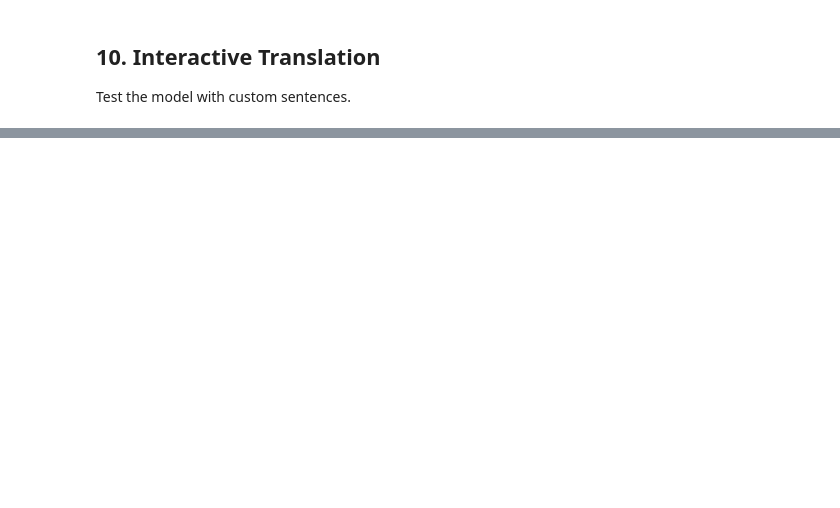
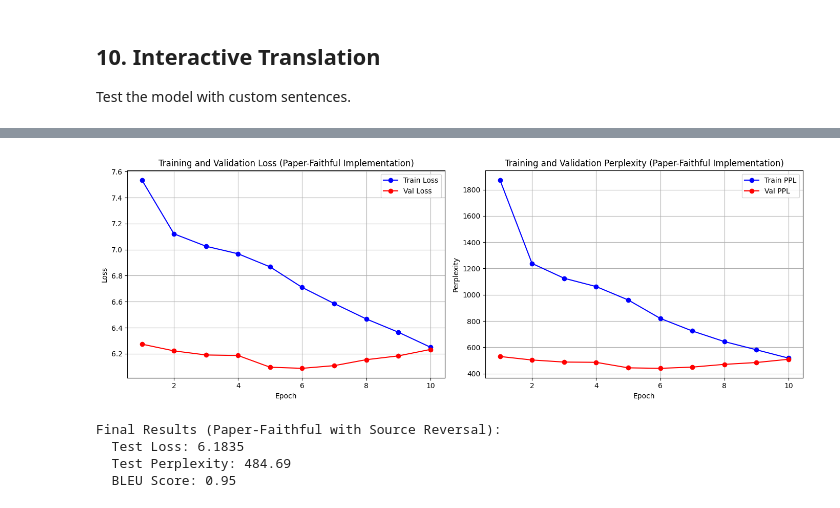
Before and after one commit to edenede2/miniProj, a Jupyter notebook: miniProj.ipynb, the cells around one changed output, grey strips where cells are left out. Cells and saved outputs as stored; diff of their text form; code cells hidden in the pictures; blank space fills up the shorter version.

Commit message:
Add Seq2Seq implementation with source reversal (paper-faithful)

```diff
--- a/miniProj.ipynb
+++ b/miniProj.ipynb
@@ -1077,0 +1235,13 @@ for sentence in test_sentences:
+# %%
+# Rebuild vocabularies with lower min_freq
+print("Rebuilding vocabularies with min_freq=1...")
+
+# Build vocabularies from training data with improved settings
+src_vocab_improved = Vocabulary(min_freq=ImprovedConfig.MIN_FREQ, max_size=ImprovedConfig.MAX_VOCAB_SIZE)
+src_vocab_improved.build_vocab(src_sentences)
+
+tgt_vocab_improved = Vocabulary(min_freq=ImprovedConfig.MIN_FREQ, max_size=ImprovedConfig.MAX_VOCAB_SIZE)
+tgt_vocab_improved.build_vocab(tgt_sentences)
+
+print(f"\nImproved Source vocabulary size: {len(src_vocab_improved)} (was {len(src_vocab)})")
+print(f"Improved Target vocabulary size: {len(tgt_vocab_improved)} (was {len(tgt_vocab)})")
@@ -1077,0 +1781,38 @@ for sentence in test_sentences:
+# %%
+# ==================== Visualize Training Progress ====================
+import matplotlib.pyplot as plt
+
+fig, axes = plt.subplots(1, 2, figsize=(14, 5))
+
+# Plot losses
+axes[0].plot(range(1, len(train_losses_rev)+1), train_losses_rev, 'b-o', label='Train Loss')
+axes[0].plot(range(1, len(val_losses_rev)+1), val_losses_rev, 'r-o', label='Val Loss')
+axes[0].set_xlabel('Epoch')
+axes[0].set_ylabel('Loss')
+axes[0].set_title('Training and Validation Loss (Paper-Faithful Implementation)')
+axes[0].legend()
+axes[0].grid(True)
+
+# Plot perplexities
+axes[1].plot(range(1, len(train_ppls_rev)+1), train_ppls_rev, 'b-o', label='Train PPL')
+axes[1].plot(range(1, len(val_ppls_rev)+1), val_ppls_rev, 'r-o', label='Val PPL')
+axes[1].set_xlabel('Epoch')
+axes[1].set_ylabel('Perplexity')
+axes[1].set_title('Training and Validation Perplexity (Paper-Faithful Implementation)')
+axes[1].legend()
+axes[1].grid(True)
+
+plt.tight_layout()
+plt.savefig('training_curves_reversed.png', dpi=150, bbox_inches='tight')
+plt.show()
+
+print(f"\nFinal Results (Paper-Faithful with Source Reversal):")
+print(f"  Test Loss: {test_loss_rev:.4f}")
+print(f"  Test Perplexity: {test_ppl_rev:.2f}")
+print(f"  BLEU Score: {bleu_score_rev:.2f}")
+# %% [output]
+[figure, added]
+Final Results (Paper-Faithful with Source Reversal):
+  Test Loss: 6.1835
+  Test Perplexity: 484.69
+  BLEU Score: 0.95
```
Also changed, not shown: parts of 28 cells of this notebook, 4 other files.
